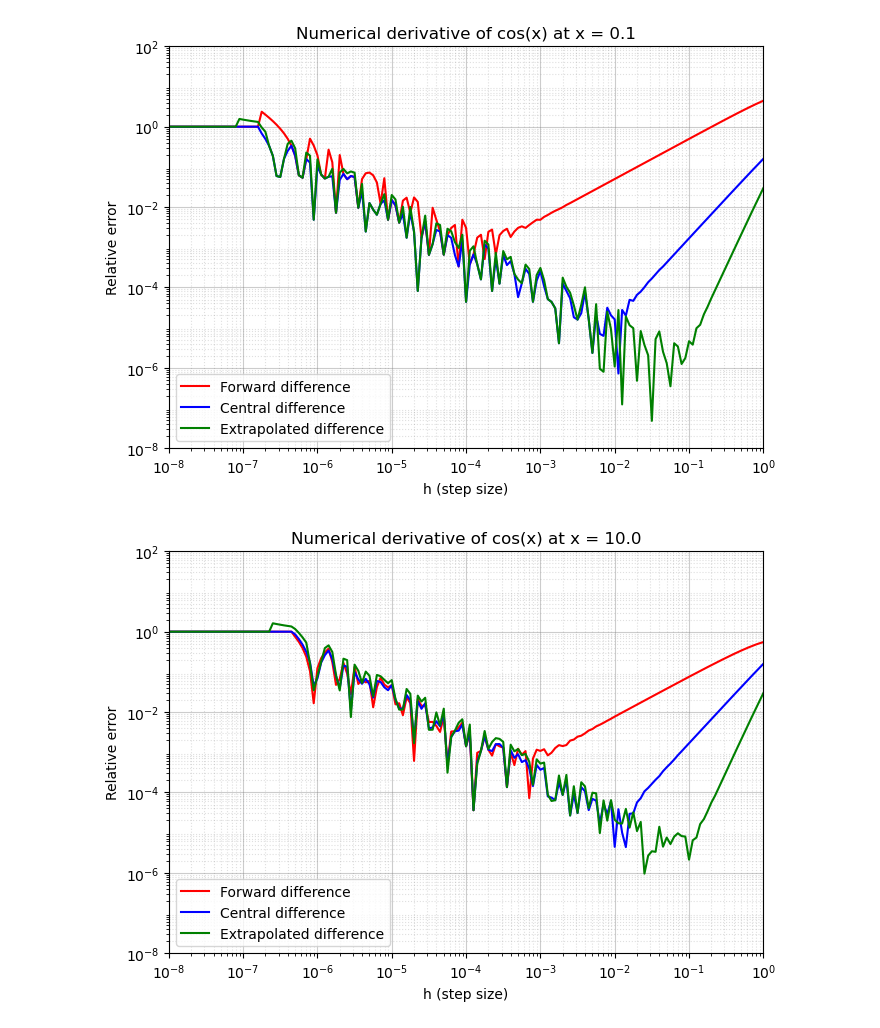
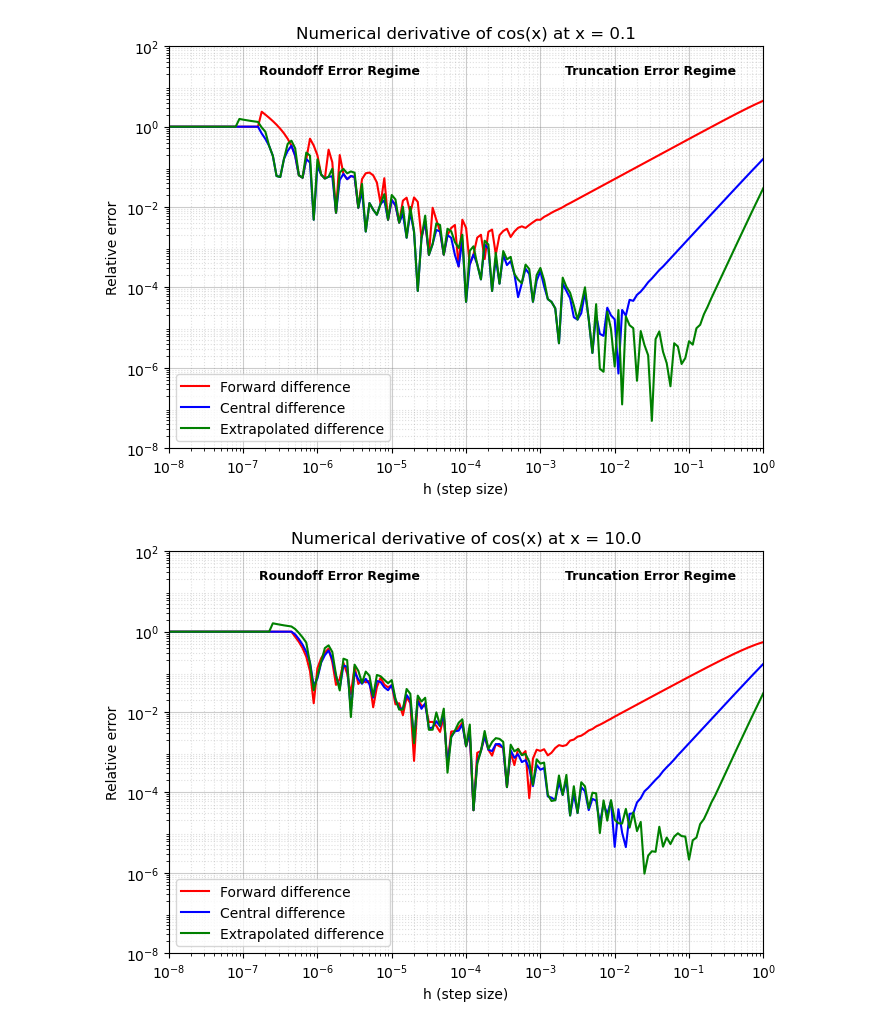
Before and after one commit to Nichae-A/Computation-Physics-HW, a Jupyter notebook: HW1-Q1.ipynb, the cells around one changed output. Saved outputs shown, nothing was run; the diff lists cells and outputs as text; code cells hidden in the pictures.

```diff
--- a/HW1-Q1.ipynb
+++ b/HW1-Q1.ipynb
@@ -90,33 +90,37 @@ def study_case(func, true_deriv_func, label, x, save_file):
     ax.set_xlim(1e-8, 1.0)
     ax.set_ylim(1e-8, 100.0)
 
+    #Annotations for error regimes
+    ax.text(2e-6, 20.0, "Roundoff Error Regime", fontsize=9, fontweight="bold", ha="center",)
+    ax.text(3e-2, 20.0, "Truncation Error Regime", fontsize=9, fontweight="bold", ha="center",)
+
     #Tick marks
     ax.xaxis.set_major_locator(ticker.LogLocator(base=10.0, numticks=10))
     ax.xaxis.set_minor_locator(ticker.LogLocator(base=10.0, subs=np.arange(2, 10) * 0.1, numticks=100))
     ax.yaxis.set_minor_locator(ticker.LogLocator(base=10.0, subs=np.arange(2, 10) * 0.1, numticks=100))
 
     ax.set_xlabel("h (step size)")
     ax.set_ylabel("Relative error")
     ax.set_title(f"Numerical derivative of {label} at x = {x}")
 
     #Position legend
     ax.legend(loc="lower left")
 
     #Major and minor grids
     ax.grid(True, which="major", color="gray", linestyle="-", alpha=0.4)
     ax.grid(True, which="minor", color="gray", linestyle=":", alpha=0.25)
 
     plt.tight_layout()
     plt.savefig(save_file, dpi=200)
     plt.show()
 
 
 #run for specified x values
 
 study_case(fn_cos, true_deriv_cos, "cos(x)", 0.1, "cos_x01.png")
 study_case(fn_cos, true_deriv_cos, "cos(x)", 10.0, "cos_x10.png")
 study_case(fn_exp, true_deriv_exp, "exp(x)", 0.1, "exp_x01.png")
 study_case(fn_exp, true_deriv_exp, "exp(x)", 10.0, "exp_x10.png")
 # %% [output]
-[figure, old version]
+[figure, new version]
-[figure, old version]
+[figure, new version]
```
Also changed, not shown: parts of 1 cell of this notebook, 6 other files.
